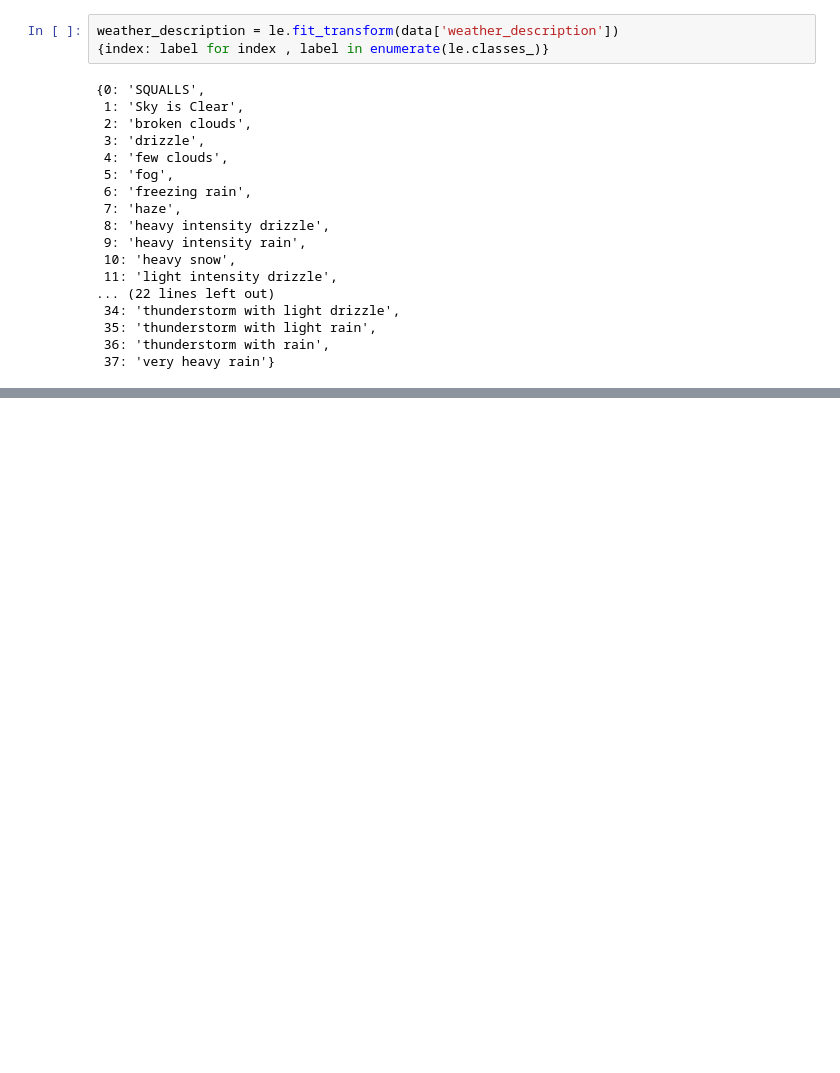
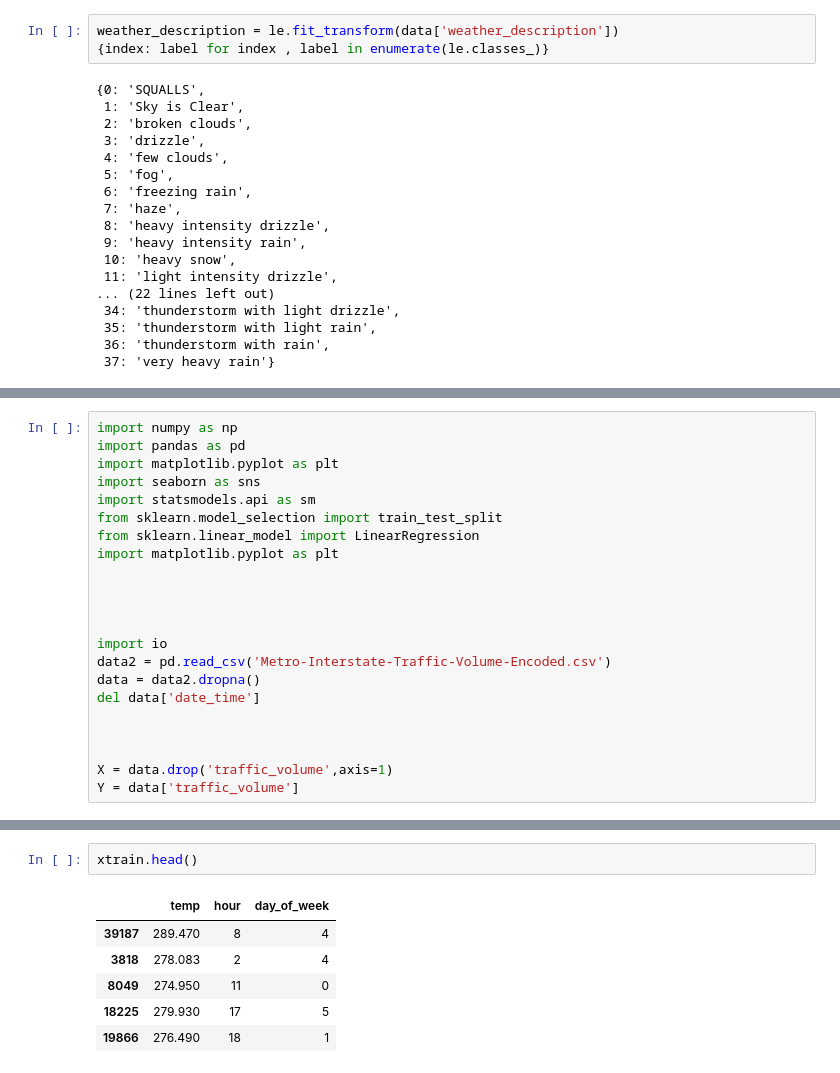
Before and after one commit to WeiChuen99/SVR-Regression, a Jupyter notebook: Regression.ipynb, the cells around one changed output, grey strips where cells are left out. Cells and saved outputs as stored; diff of their text form; blank space fills up the shorter version.

```diff
--- a/Regression.ipynb
+++ b/Regression.ipynb
@@ -257,0 +312,22 @@ Epoch: 10000
+# %%
+import numpy as np
+import pandas as pd
+import matplotlib.pyplot as plt
+import seaborn as sns
+import statsmodels.api as sm
+from sklearn.model_selection import train_test_split
+from sklearn.linear_model import LinearRegression
+import matplotlib.pyplot as plt
+
+
+
+
+import io
+data2 = pd.read_csv('Metro-Interstate-Traffic-Volume-Encoded.csv')
+data = data2.dropna()
+del data['date_time']
+
+
+
+X = data.drop('traffic_volume',axis=1)
+Y = data['traffic_volume']
@@ -257,0 +416,9 @@ Epoch: 10000
+# %%
+xtrain.head()
+# %% [output]
+|  | temp | hour | day_of_week |
+| 39187 | 289.470 | 8 | 4 |
+| 3818 | 278.083 | 2 | 4 |
+| 8049 | 274.950 | 11 | 0 |
+| 18225 | 279.930 | 17 | 5 |
+| 19866 | 276.490 | 18 | 1 |
```
Also changed, not shown: parts of 8 cells of this notebook.
